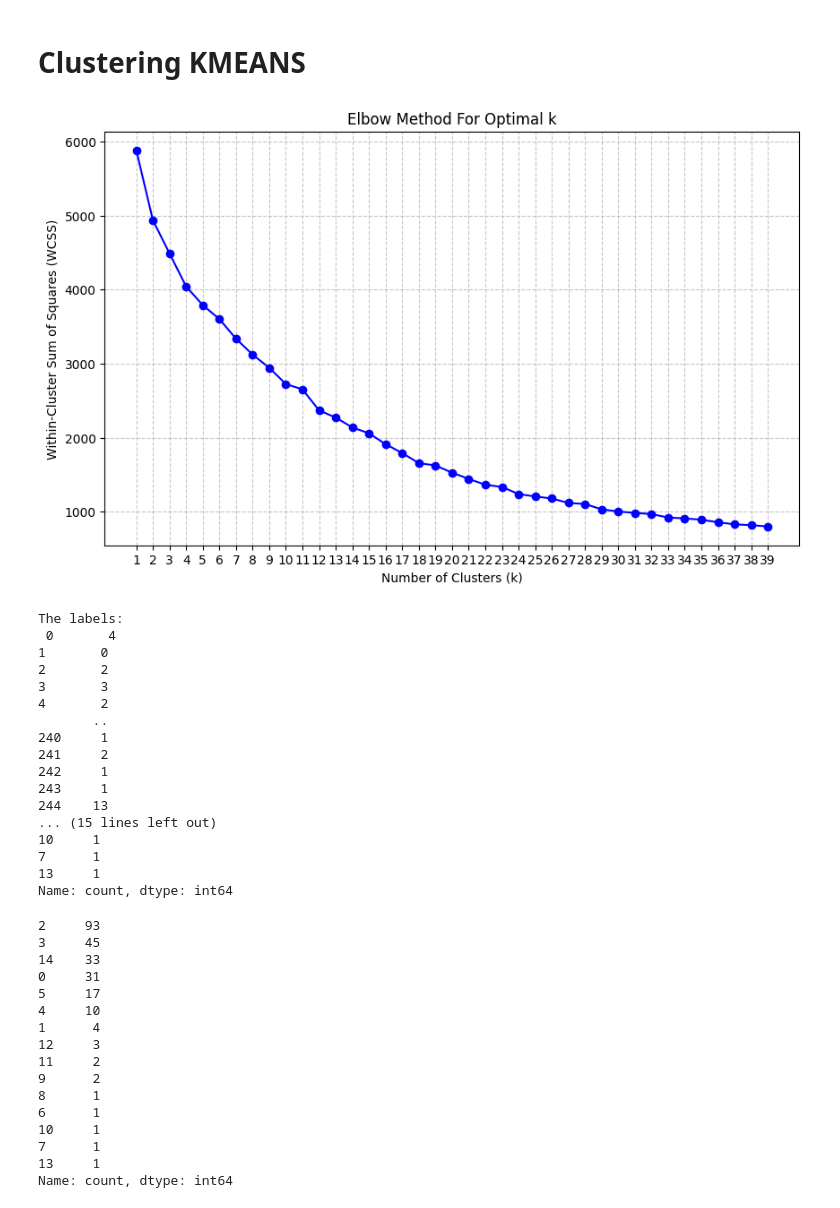
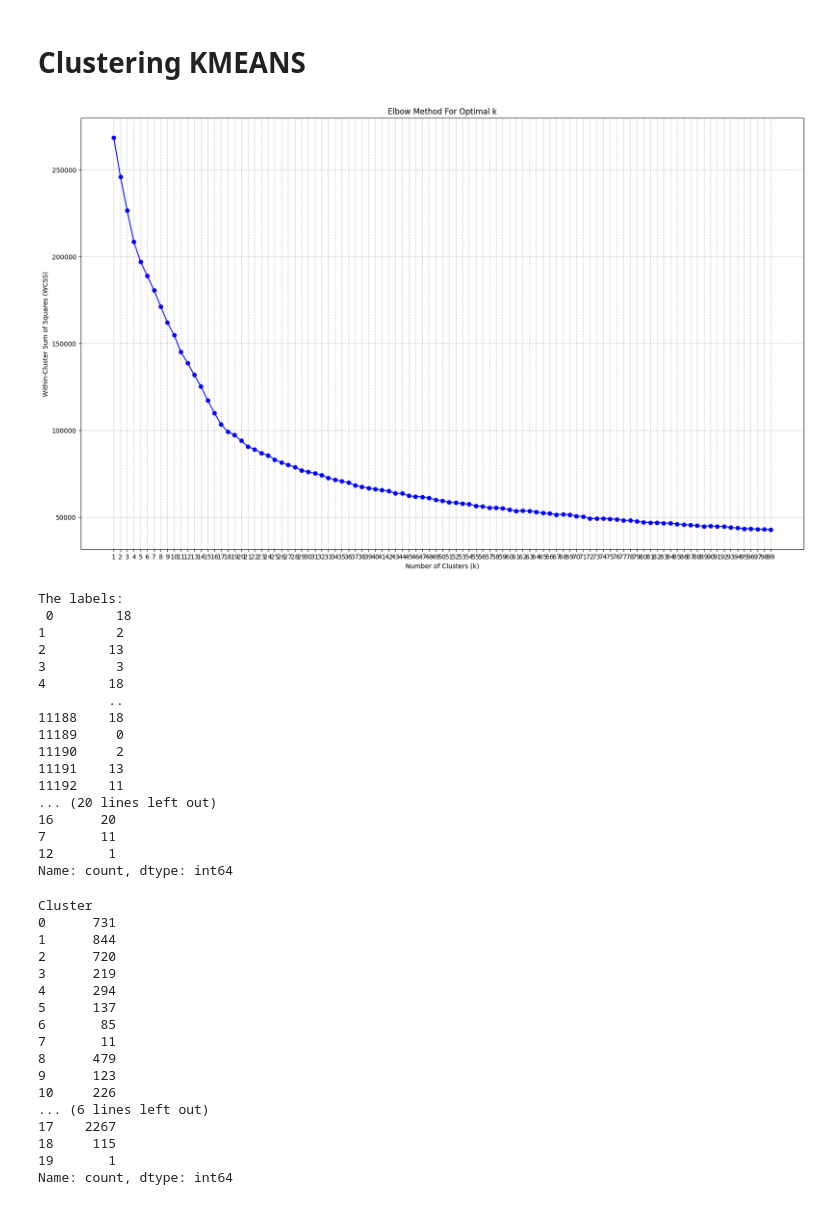
Before and after one commit to OrangeBoop/311-Cluster-Project, a Jupyter notebook: Clustering_Street/Clustering_street_KMEANS.ipynb, the cells around one changed output. Cells and saved outputs as stored; diff of their text form; code cells hidden in the pictures.

```diff
--- a/Clustering_Street/Clustering_street_KMEANS.ipynb
+++ b/Clustering_Street/Clustering_street_KMEANS.ipynb
@@ -60,70 +61,72 @@ def output(labels):
 # Drop incident zip column
 Features = norm_df.drop("Street_Name", axis=1)
 # %%
-# Calculate WCSS (Inertia) for different values of k
+# Calculate WCSS (Within-Cluster Sum of Squares ) for different values of k
 wcss = []
-k_range = range(1, 40) # Testing k=1 through k=14
+k_range = range(1, 100) # Testing k=1 through k=100
 
 for k in k_range:
     # random_state ensures reproducible results
     # n_init=10 suppresses future warnings in scikit-learn
     kmeans = KMeans(n_clusters=k, random_state=42, n_init=10)
     kmeans.fit(Features)
     wcss.append(kmeans.inertia_)
 
 # 4. Plot the Elbow Curve
-plt.figure(figsize=(10, 6))
+plt.figure(figsize=(20, 12))
 plt.plot(k_range, wcss, marker='o', linestyle='-', color='b')
 plt.title('Elbow Method For Optimal k')
 plt.xlabel('Number of Clusters (k)')
 plt.ylabel('Within-Cluster Sum of Squares (WCSS)')
 plt.xticks(k_range)
 plt.grid(True, linestyle='--', alpha=0.7)
 plt.show()
 # %% [output]
-[figure, old version]
+[figure, new version]
 # %%
-kmeans = KMeans(n_clusters=15,random_state=42, n_init="auto").fit(Features)
+kmeans = KMeans(n_clusters=20,random_state=42, n_init="auto").fit(Features)
 labels = pd.Series(kmeans.labels_)
 pre_norm_df_final["Cluster"] = labels
 output(labels)
 # %% [output]
 The labels:
- 0       4
-1       0
-2       2
-3       3
-4       2
-       ..
-240     1
-241     2
-242     1
-243     1
-244    13
-... (15 lines left out)
-10     1
-7      1
-13     1
+ 0        18
+1         2
+2        13
+3         3
+4        18
+         ..
+11188    18
+11189     0
+11190     2
+11191    13
+11192    11
+... (20 lines left out)
+16      20
+7       11
+12       1
 Name: count, dtype: int64
 # %%
-vc = labels.value_counts()
-vc
+# Check how many streets are in each of the 19 clusters
+val_count_sorted = pre_norm_df_final['Cluster'].value_counts().sort_index()
+val_count_sorted
 # %% [output]
-2     93
-3     45
-14    33
-0     31
-5     17
-4     10
-1      4
-12     3
-11     2
-9      2
-8      1
-6      1
-10     1
-7      1
-13     1
+Cluster
+0      731
+1      844
+2      720
+3      219
+4      294
+5      137
+6       85
+7       11
+8      479
+9      123
+10     226
+... (6 lines left out)
+17    2267
+18     115
+19       1
 Name: count, dtype: int64
 # %%
 # Define the tiny outlier clusters you want to push to the end
```
Also changed, not shown: parts of 7 cells of this notebook, 3 other files.
